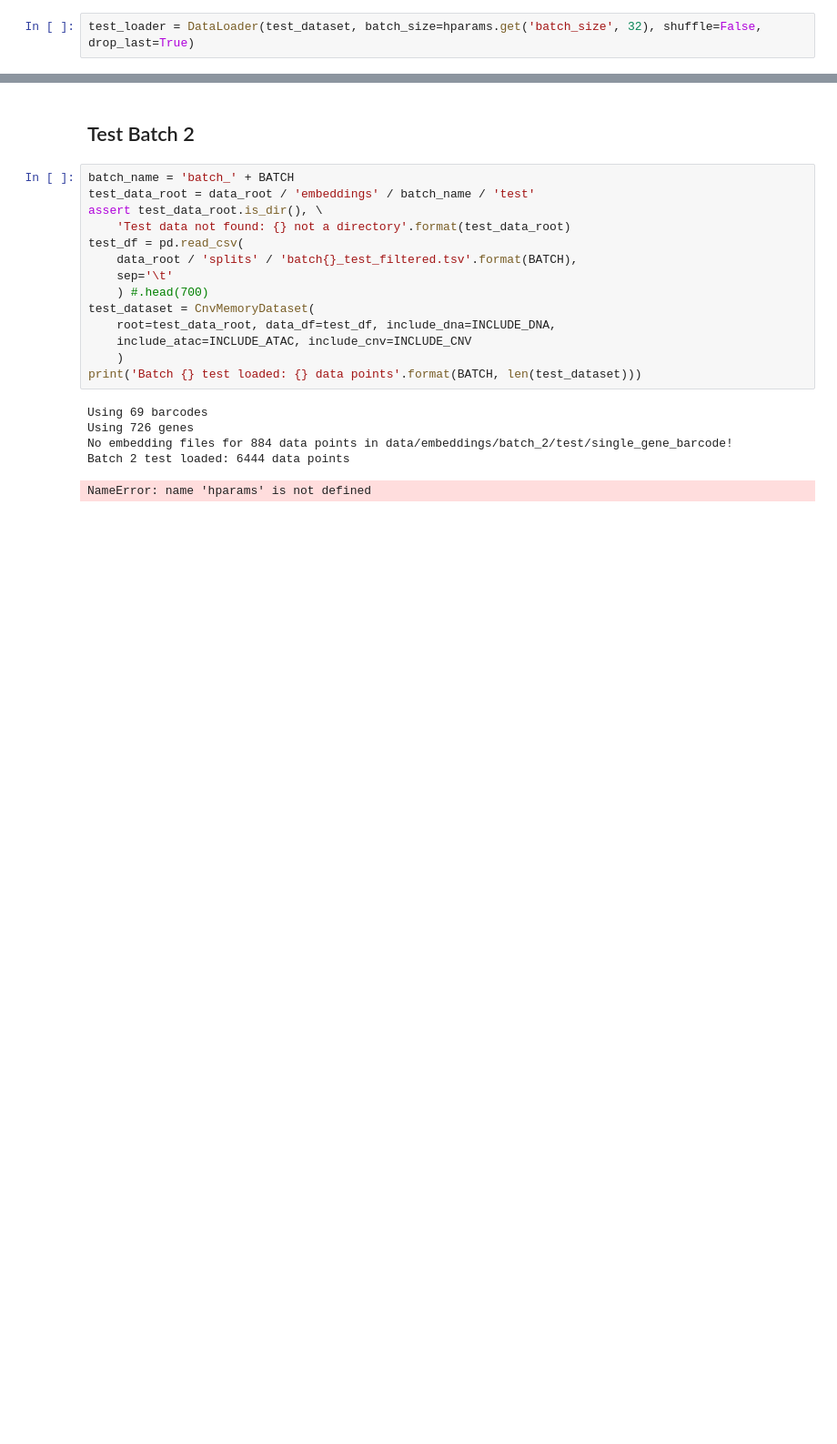
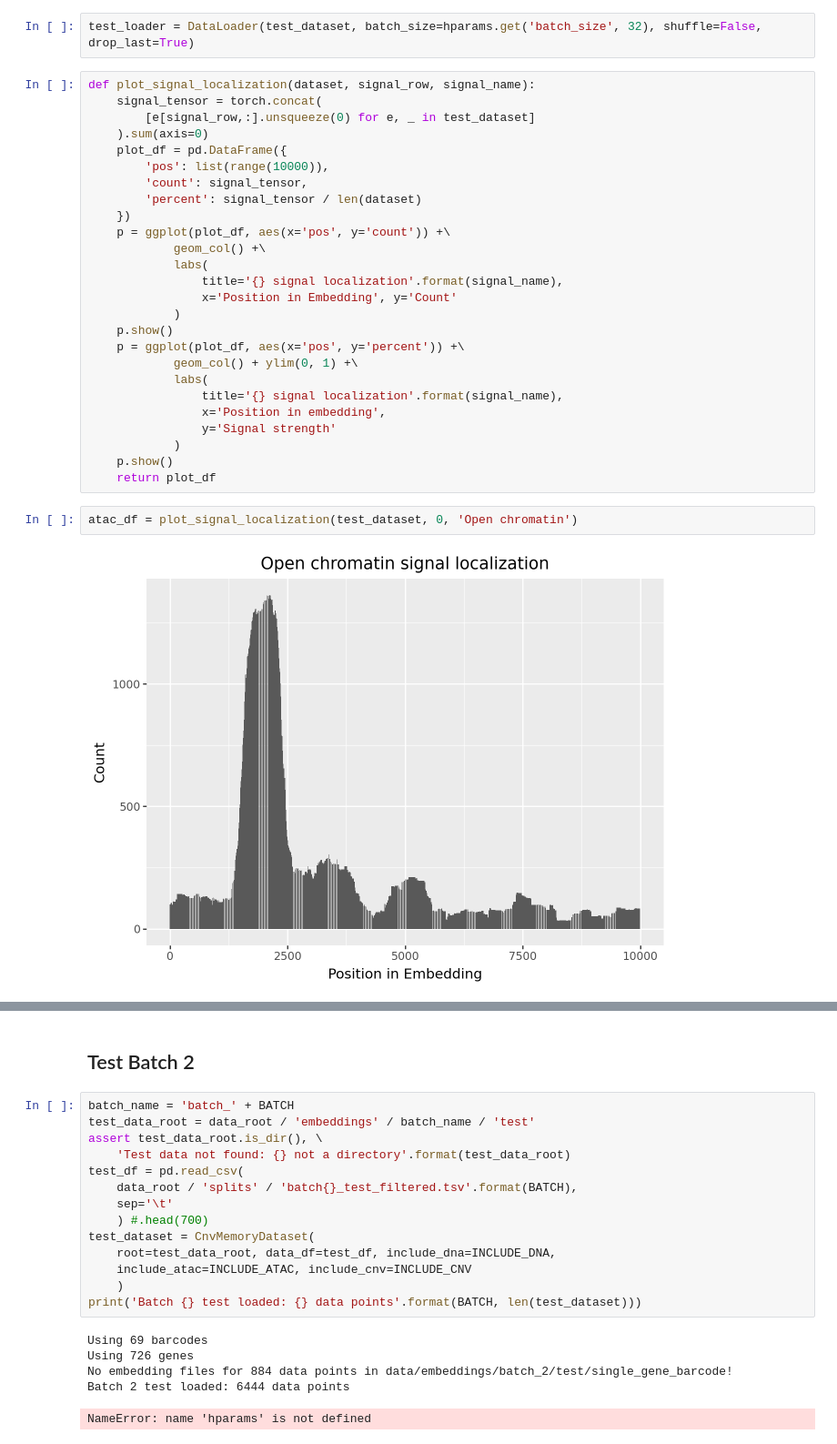
Before and after one commit to riccardoAli31/Gene-expression-changes-from-CNV, a Jupyter notebook: cnn_test.ipynb, the cells around one changed output, grey strips where cells are left out. Shown at 91% size. Drawn from its saved outputs; the diff is of its cells as text; blank space fills up the shorter version.

```diff
--- a/cnn_test.ipynb
+++ b/cnn_test.ipynb
@@ -84,2 +84,32 @@ KeyboardInterrupt:
 # %%
 test_loader = DataLoader(test_dataset, batch_size=hparams.get('batch_size', 32), shuffle=False, drop_last=True)
+# %%
+def plot_signal_localization(dataset, signal_row, signal_name):
+    signal_tensor = torch.concat(
+        [e[signal_row,:].unsqueeze(0) for e, _ in test_dataset]
+    ).sum(axis=0)
+    plot_df = pd.DataFrame({
+        'pos': list(range(10000)),
+        'count': signal_tensor,
+        'percent': signal_tensor / len(dataset)
+    })
+    p = ggplot(plot_df, aes(x='pos', y='count')) +\
+            geom_col() +\
+            labs(
+                title='{} signal localization'.format(signal_name),
+                x='Position in Embedding', y='Count'
+            )
+    p.show()
+    p = ggplot(plot_df, aes(x='pos', y='percent')) +\
+            geom_col() + ylim(0, 1) +\
+            labs(
+                title='{} signal localization'.format(signal_name),
+                x='Position in embedding',
+                y='Signal strength'
+            )
+    p.show()
+    return plot_df
+# %%
+atac_df = plot_signal_localization(test_dataset, 0, 'Open chromatin')
+# %% [output]
+[figure, added]
```
Also changed, not shown: parts of 13 cells of this notebook, 1 other file.
